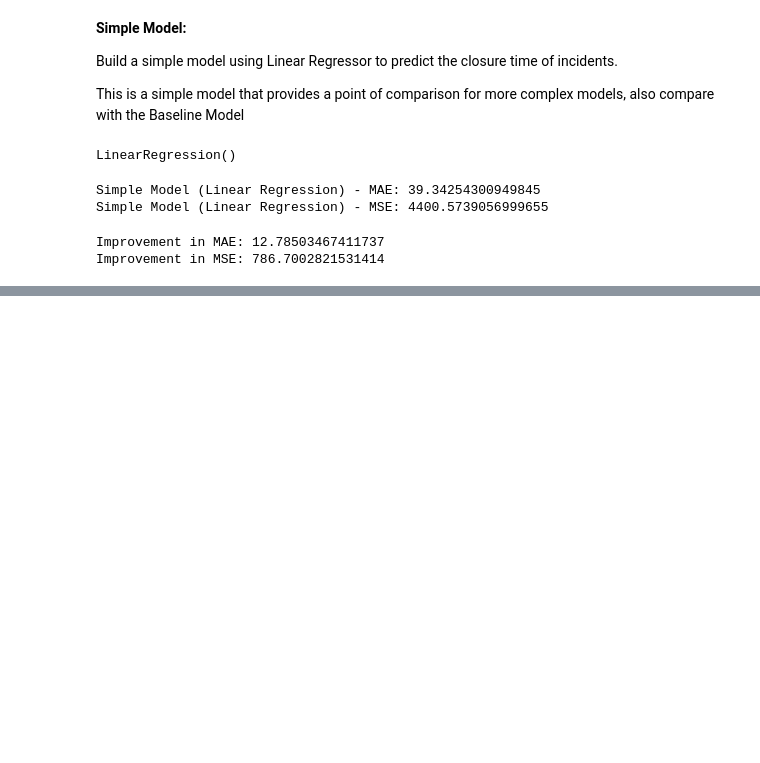
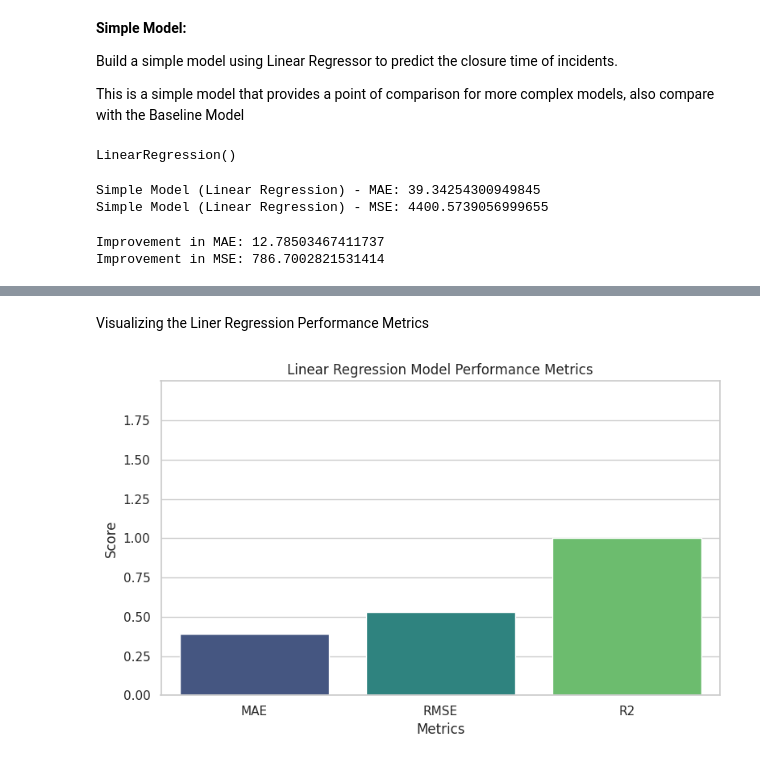
Before and after one commit to RajuGodavarthy/UCBMLAI-Incident-Resolution-Time-Prediction, a Jupyter notebook: Incident_Resolution_Prediction.ipynb, the cells around one changed output, grey strips where cells are left out. Drawn from its saved outputs; the diff is of its cells as text; code cells hidden in the pictures; blank space fills up the shorter version.

```diff
--- a/Incident_Resolution_Prediction.ipynb
+++ b/Incident_Resolution_Prediction.ipynb
@@ -1682,0 +1729,3 @@ The improvements in both MAE and MSE show that the simple model (Linear Regressi
+# %%
+# Train-test split
+X_train, X_test, y_train, y_test = train_test_split(X, y, test_size=0.2, random_state=42)
@@ -1682,0 +1764,11 @@ The improvements in both MAE and MSE show that the simple model (Linear Regressi
+# %%
+# model initiation
+
+ler_model = Pipeline(steps=[
+        ('transformer', transformer),
+        ('svd', TruncatedSVD(n_components=100)),
+        ('model', LinearRegression())
+    ])
+# %%
+# Train the model
+ler_model.fit(X_train, y_train)
@@ -1682,0 +1784,3 @@ The improvements in both MAE and MSE show that the simple model (Linear Regressi
+# %%
+  # Make predictions
+y_pred = ler_model.predict(X_test)
@@ -1682,0 +1815,30 @@ The improvements in both MAE and MSE show that the simple model (Linear Regressi
+# %% [markdown]
+Visualizing the Liner Regression Performance Metrics
+# %%
+import matplotlib.pyplot as plt
+import seaborn as sns
+
+# Assuming results_ler contains the evaluation metrics for a specific model
+results_ler = {
+    'MAE': mae,
+    'RMSE': rmse,
+    'R2': r2
+}
+
+# Convert the results_ler dictionary to a DataFrame
+results_ler_df = pd.DataFrame.from_dict(results_ler, orient='index', columns=['Score'])
+
+# Plotting
+plt.figure(figsize=(8, 5))
+
+# Bar plot for the results
+sns.barplot(x=results_ler_df.index, y='Score', data=results_ler_df, palette='viridis')
+
+# Title and labels
+plt.title('Linear Regression Model Performance Metrics')
+plt.xlabel('Metrics')
+plt.ylabel('Score')
+plt.ylim(0, results_ler_df['Score'].max() + 1)  # Adjust y-axis limit for better visibility
+plt.tight_layout()
+# %% [output]
+[figure, added]
```
Also changed, not shown: parts of 111 cells of this notebook.
